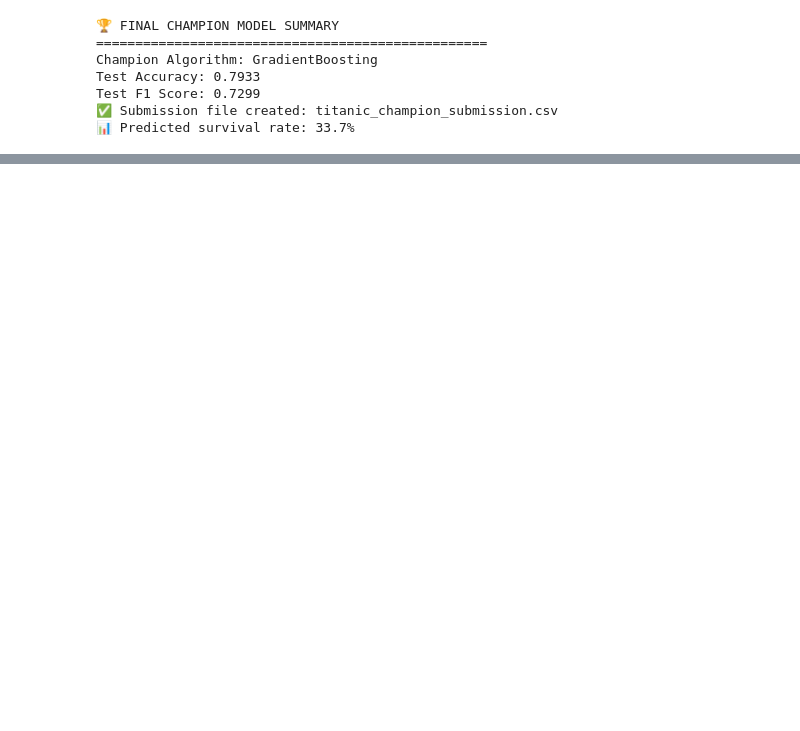
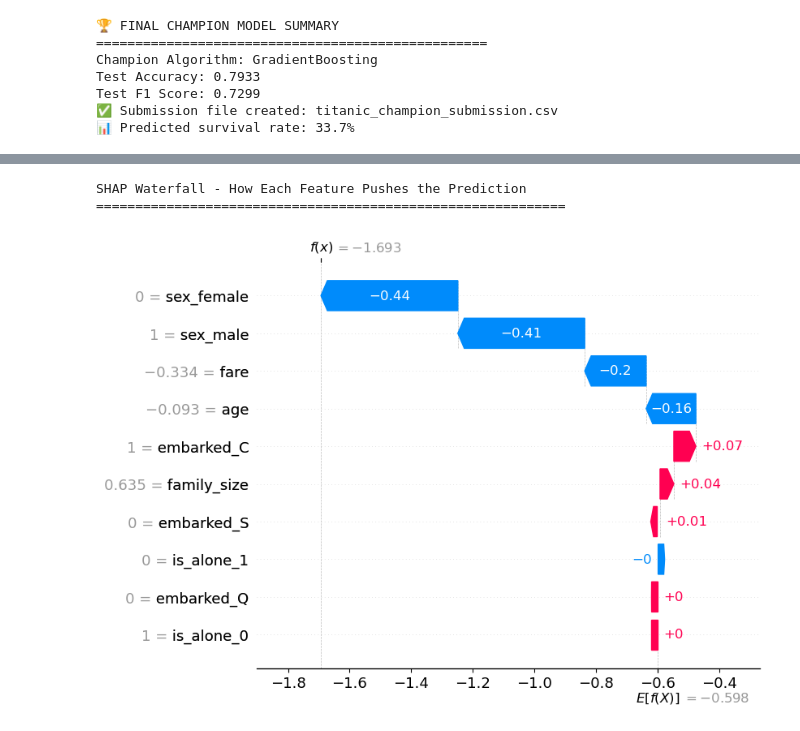
Before and after one commit to angelacyu/titanic-kaggle-challenge, a Jupyter notebook: notebooks/Titanic all ML Models - Top 5.ipynb, the cells around one changed output, grey strips where cells are left out. Drawn from its saved outputs; the diff is of its cells as text; code cells hidden in the pictures; blank space fills up the shorter version.

```diff
--- a/notebooks/Titanic all ML Models - Top 5.ipynb
+++ b/notebooks/Titanic all ML Models - Top 5.ipynb
@@ -679,0 +824,23 @@ Test F1 Score: 0.7299
+# %%
+# Waterfall plot for first passenger
+first_passenger_shap = shap_explainer.shap_values(X_test_lime.iloc[0:1])
+if isinstance(first_passenger_shap, list):
+    first_passenger_shap = first_passenger_shap[1]
+
+# Create explanation object
+shap_explanation = shap.Explanation(
+    values=first_passenger_shap[0],
+    base_values=shap_explainer.expected_value[1] if isinstance(shap_explainer.expected_value, list)
+                 else shap_explainer.expected_value,
+    data=X_test_lime.iloc[0],
+    feature_names=X_test_lime.columns.tolist()
+)
+
+# Waterfall plot
+print("SHAP Waterfall - How Each Feature Pushes the Prediction")
+print("="*60)
+shap.waterfall_plot(shap_explanation, max_display=10)
+# %% [output]
+SHAP Waterfall - How Each Feature Pushes the Prediction
+============================================================
+[figure, added]
```
Also changed, not shown: parts of 9 cells of this notebook, 4 other files.
